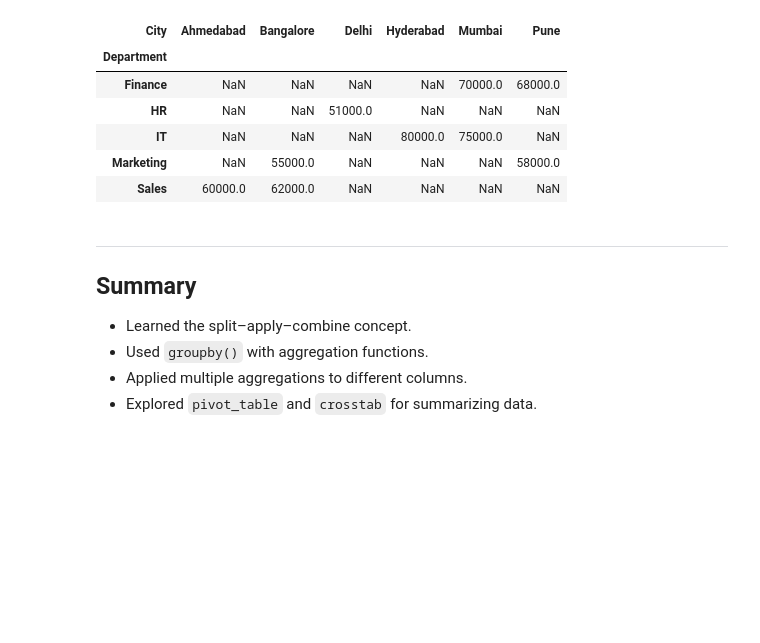
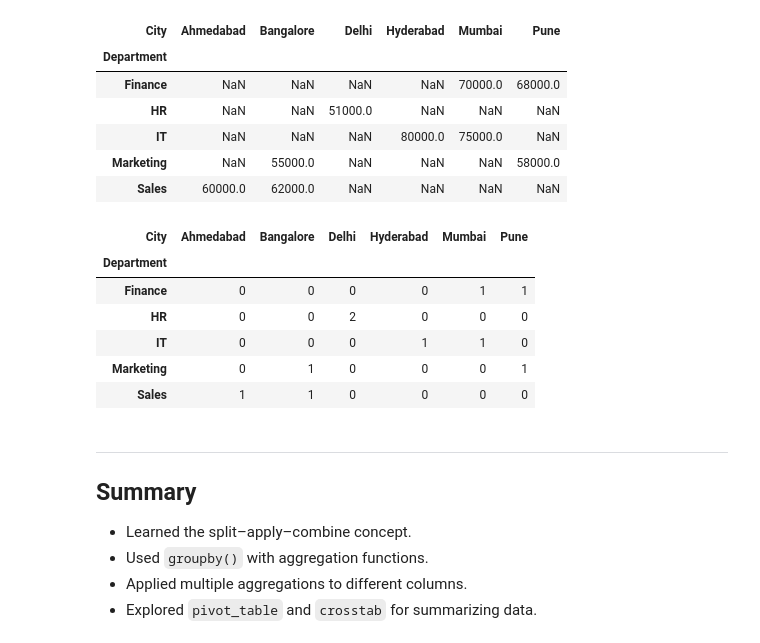
Before and after one commit to DhruvPanchal0312/Data-Science-and-Analysis-With-GenAI, a Jupyter notebook: PANDAS/SHERIYANS Pandas/Pandas_class6.ipynb, the cells around one changed output. Cells and saved outputs as stored; diff of their text form; code cells hidden in the pictures; blank space fills up the shorter version.

```diff
--- a/PANDAS/SHERIYANS Pandas/Pandas_class6.ipynb
+++ b/PANDAS/SHERIYANS Pandas/Pandas_class6.ipynb
@@ -249,7 +249,15 @@ df.pivot_table(
 # %%
 # 5. Build a crosstab for Department vs City
 # Write your code here
-pd.cut
+pd.crosstab(df["Department"], df["City"])
+# %% [output]
+| City | Ahmedabad | Bangalore | Delhi | Hyderabad | Mumbai | Pune |
+| Department |  |  |  |  |  |  |
+| Finance | 0 | 0 | 0 | 0 | 1 | 1 |
+| HR | 0 | 0 | 2 | 0 | 0 | 0 |
+| IT | 0 | 0 | 0 | 1 | 1 | 0 |
+| Marketing | 0 | 1 | 0 | 0 | 0 | 1 |
+| Sales | 1 | 1 | 0 | 0 | 0 | 0 |
 # %% [markdown]
 ---
 ## Summary
```
